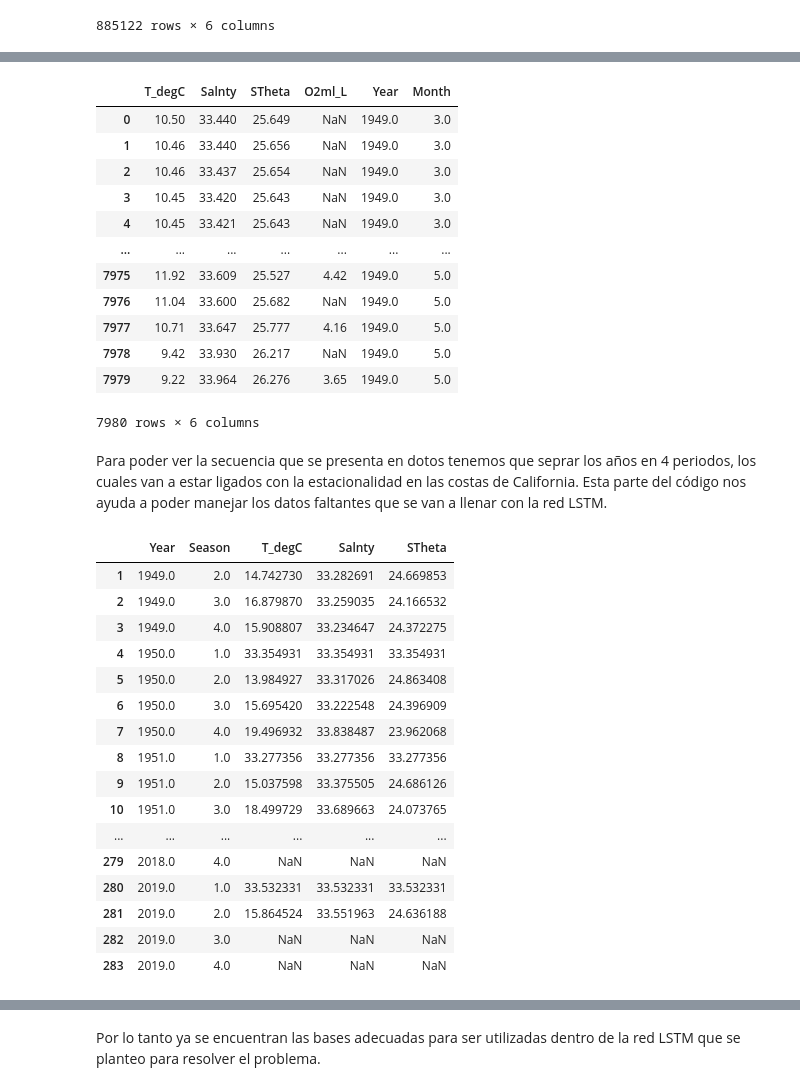
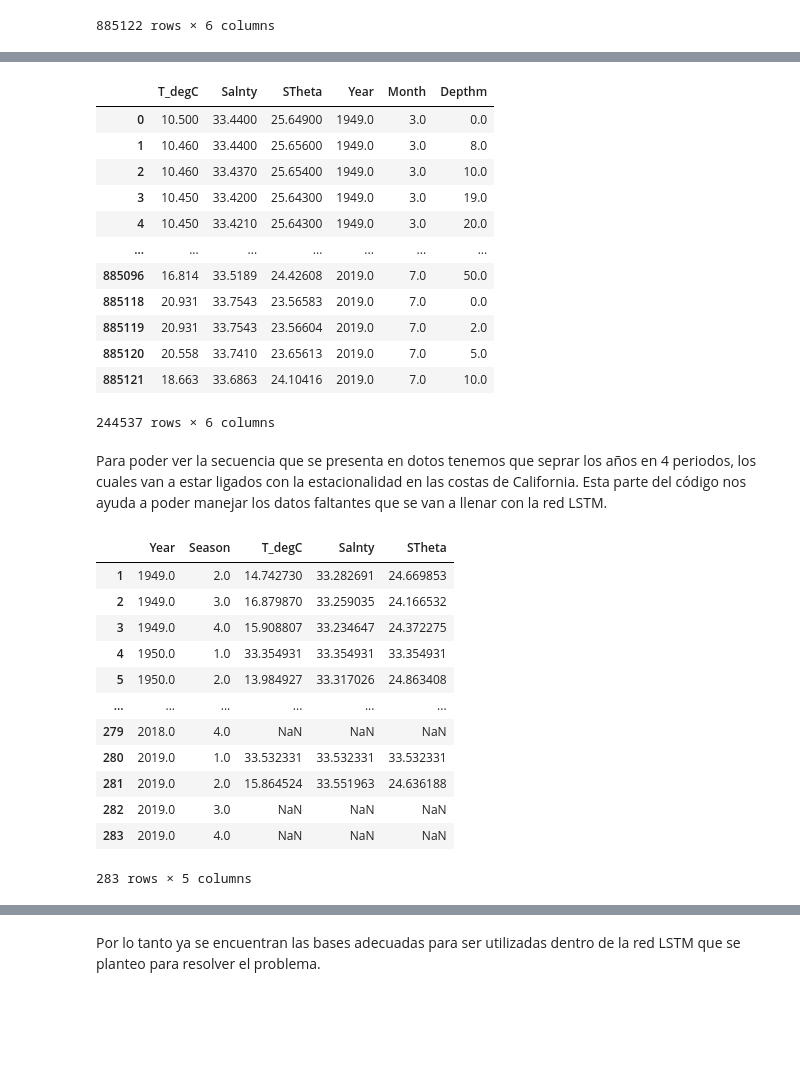
Before and after one commit to Lmdela/Trabajo-de-Mineria-de-Datos, a Jupyter notebook: Adecuación_de_la_base_de_datos.ipynb, the cells around one changed output, grey strips where cells are left out. Cells and saved outputs as stored; diff of their text form; code cells hidden in the pictures; blank space fills up the shorter version.

```diff
--- a/Adecuación_de_la_base_de_datos.ipynb
+++ b/Adecuación_de_la_base_de_datos.ipynb
@@ -58,16 +50,9 @@ En este paso, se hace la adecuación de los datos para ser estructurados y manej
 # %%
-jday=np.empty(len(dataframe.Depth_ID))
 year=np.empty(len(dataframe.Depth_ID))
 month=np.empty(len(dataframe.Depth_ID))
-Data_Type=[0]*len(dataframe.Depth_ID)
 for x in range(0,len(dataframe.Depth_ID)):
     year[x]=int(dataframe.Depth_ID[x][0:2])*100+int(dataframe.Depth_ID[x][3:5])
     month[x]=int(dataframe.Depth_ID[x][5:7])
-    if x == 840181:
-        jday[x]=322
-    else:
-        jday[x]=int(dataframe.Depth_ID[x][13:16])
-    Data_Type[x]=dataframe.Depth_ID[x][10:12]
 # %%
 df=pd.DataFrame(np.column_stack((year,month)),columns=['Year','Month'])
 df
@@ -131,19 +116,19 @@ highdf=highdf.dropna()
 pd.set_option('display.max_rows', 10)
 lowdf
 # %% [output]
-|  | T_degC | Salnty | STheta | O2ml_L | Year | Month |
-| 0 | 10.50 | 33.440 | 25.649 | NaN | 1949.0 | 3.0 |
-| 1 | 10.46 | 33.440 | 25.656 | NaN | 1949.0 | 3.0 |
-| 2 | 10.46 | 33.437 | 25.654 | NaN | 1949.0 | 3.0 |
-| 3 | 10.45 | 33.420 | 25.643 | NaN | 1949.0 | 3.0 |
-| 4 | 10.45 | 33.421 | 25.643 | NaN | 1949.0 | 3.0 |
+|  | T_degC | Salnty | STheta | Year | Month | Depthm |
+| 0 | 10.500 | 33.4400 | 25.64900 | 1949.0 | 3.0 | 0.0 |
+| 1 | 10.460 | 33.4400 | 25.65600 | 1949.0 | 3.0 | 8.0 |
+| 2 | 10.460 | 33.4370 | 25.65400 | 1949.0 | 3.0 | 10.0 |
+| 3 | 10.450 | 33.4200 | 25.64300 | 1949.0 | 3.0 | 19.0 |
+| 4 | 10.450 | 33.4210 | 25.64300 | 1949.0 | 3.0 | 20.0 |
 | ... | ... | ... | ... | ... | ... | ... |
-| 7975 | 11.92 | 33.609 | 25.527 | 4.42 | 1949.0 | 5.0 |
-| 7976 | 11.04 | 33.600 | 25.682 | NaN | 1949.0 | 5.0 |
-| 7977 | 10.71 | 33.647 | 25.777 | 4.16 | 1949.0 | 5.0 |
-| 7978 | 9.42 | 33.930 | 26.217 | NaN | 1949.0 | 5.0 |
-| 7979 | 9.22 | 33.964 | 26.276 | 3.65 | 1949.0 | 5.0 |
+| 885096 | 16.814 | 33.5189 | 24.42608 | 2019.0 | 7.0 | 50.0 |
+| 885118 | 20.931 | 33.7543 | 23.56583 | 2019.0 | 7.0 | 0.0 |
+| 885119 | 20.931 | 33.7543 | 23.56604 | 2019.0 | 7.0 | 2.0 |
+| 885120 | 20.558 | 33.7410 | 23.65613 | 2019.0 | 7.0 | 5.0 |
+| 885121 | 18.663 | 33.6863 | 24.10416 | 2019.0 | 7.0 | 10.0 |
-7980 rows × 6 columns
+244537 rows × 6 columns
 # %% [markdown]
 Para poder ver la secuencia que se presenta en dotos tenemos que seprar los años en 4 periodos, los cuales van a estar ligados con la estacionalidad en las costas de California. Esta parte del código nos ayuda a poder manejar los datos faltantes que se van a llenar con la red LSTM.
 # %%
@@ -216,23 +201,19 @@ for x in range(0,YearI):
 highdata=pd.DataFrame(np.column_stack((Yr,Ssn,Temp,Sal,ST)),columns=['Year','Season','T_degC','Salnty','STheta'])
 highdata=highdata.drop(highdata.index[0])
 # %%
-pd.set_option('display.max_rows', None)
+pd.set_option('display.max_rows', 10)
 lowdata
 # %% [output]
 |  | Year | Season | T_degC | Salnty | STheta |
 | 1 | 1949.0 | 2.0 | 14.742730 | 33.282691 | 24.669853 |
 | 2 | 1949.0 | 3.0 | 16.879870 | 33.259035 | 24.166532 |
 | 3 | 1949.0 | 4.0 | 15.908807 | 33.234647 | 24.372275 |
 | 4 | 1950.0 | 1.0 | 33.354931 | 33.354931 | 33.354931 |
 | 5 | 1950.0 | 2.0 | 13.984927 | 33.317026 | 24.863408 |
-| 6 | 1950.0 | 3.0 | 15.695420 | 33.222548 | 24.396909 |
-| 7 | 1950.0 | 4.0 | 19.496932 | 33.838487 | 23.962068 |
-| 8 | 1951.0 | 1.0 | 33.277356 | 33.277356 | 33.277356 |
-| 9 | 1951.0 | 2.0 | 15.037598 | 33.375505 | 24.686126 |
-| 10 | 1951.0 | 3.0 | 18.499729 | 33.689663 | 24.073765 |
 | ... | ... | ... | ... | ... | ... |
 | 279 | 2018.0 | 4.0 | NaN | NaN | NaN |
 | 280 | 2019.0 | 1.0 | 33.532331 | 33.532331 | 33.532331 |
 | 281 | 2019.0 | 2.0 | 15.864524 | 33.551963 | 24.636188 |
 | 282 | 2019.0 | 3.0 | NaN | NaN | NaN |
 | 283 | 2019.0 | 4.0 | NaN | NaN | NaN |
+283 rows × 5 columns
```
Also changed, not shown: parts of 9 cells of this notebook.
